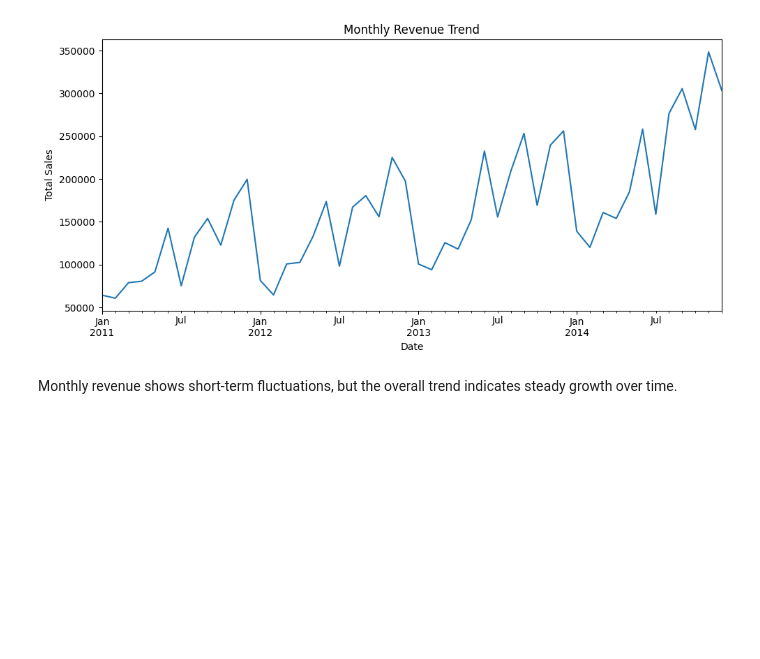
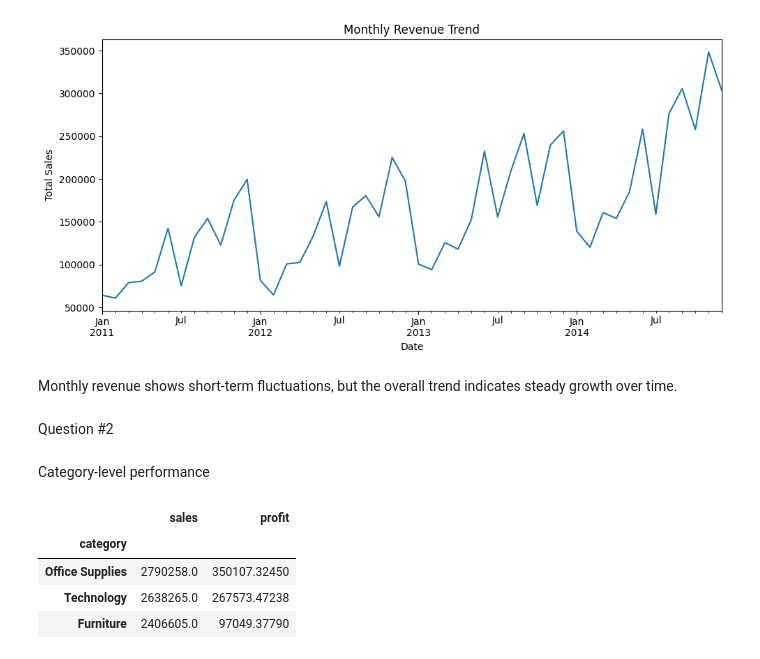
Before and after one commit to ayushbamaniya04-source/Business-Data-Analysis, a Jupyter notebook: notebook/analysis.ipynb, the cells around one changed output. Drawn from its saved outputs; the diff is of its cells as text; code cells hidden in the pictures; blank space fills up the shorter version.

```diff
--- a/notebook/analysis.ipynb
+++ b/notebook/analysis.ipynb
@@ -255,3 +255,22 @@ plt.show()
 [figure]
 # %% [markdown]
 Monthly revenue shows short-term fluctuations, but the overall trend indicates steady growth over time.
+# %% [markdown]
+Question #2
+# %% [markdown]
+Category-level performance
+# %%
+category_perf = (
+    raw_df
+    .groupby('category')[['sales', 'profit']]
+    .sum()
+    .sort_values(by='sales', ascending=False)
+)
+
+category_perf
+# %% [output]
+|  | sales | profit |
+| category |  |  |
+| Office Supplies | 2790258.0 | 350107.32450 |
+| Technology | 2638265.0 | 267573.47238 |
+| Furniture | 2406605.0 | 97049.37790 |
```
Also changed, not shown: parts of 3 cells of this notebook, 1 other file.
